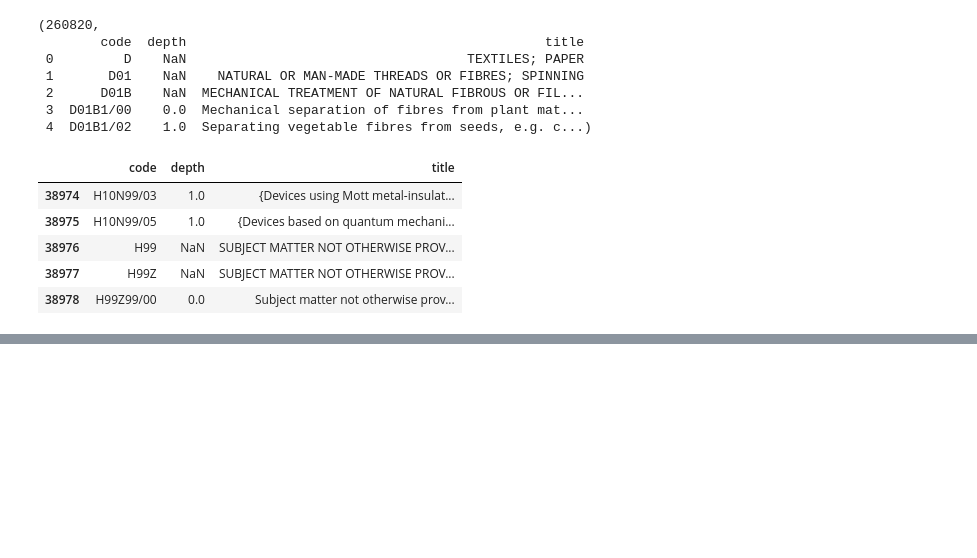
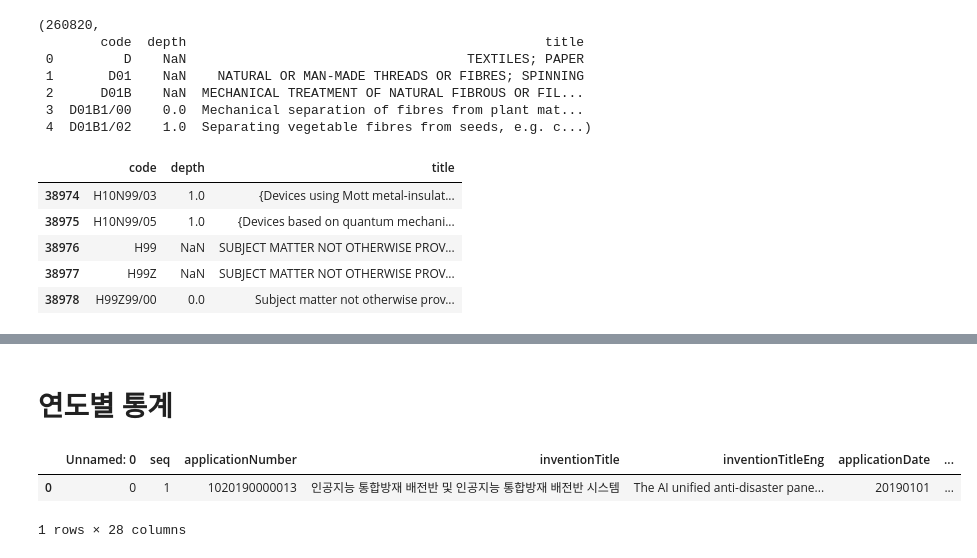
Before and after one commit to heejung-yu/patent, a Jupyter notebook: 1.data_preprocessing/read_patent_data.ipynb, the cells around one changed output, grey strips where cells are left out. Drawn from its saved outputs; the diff is of its cells as text; code cells hidden in the pictures; blank space fills up the shorter version.

```diff
--- a/1.data_preprocessing/read_patent_data.ipynb
+++ b/1.data_preprocessing/read_patent_data.ipynb
@@ -138,0 +257,2 @@ cpc_title_df.to_csv("./data/output/cpc_title(2408).csv")
+# %% [markdown]
+# 연도별 통계
@@ -138,0 +262,6 @@ cpc_title_df.to_csv("./data/output/cpc_title(2408).csv")
+# %%
+patent_df.head(1)
+# %% [output]
+|  | Unnamed: 0 | seq | applicationNumber | inventionTitle | inventionTitleEng | applicationDate | ... |
+| 0 | 0 | 1 | 1020190000013 | 인공지능 통합방재 배전반 및 인공지능 통합방재 배전반 시스템 | The AI unified anti-disaster pane... | 20190101 | ... |
+1 rows × 28 columns
```
Also changed, not shown: parts of 18 cells of this notebook, 1 other file.
